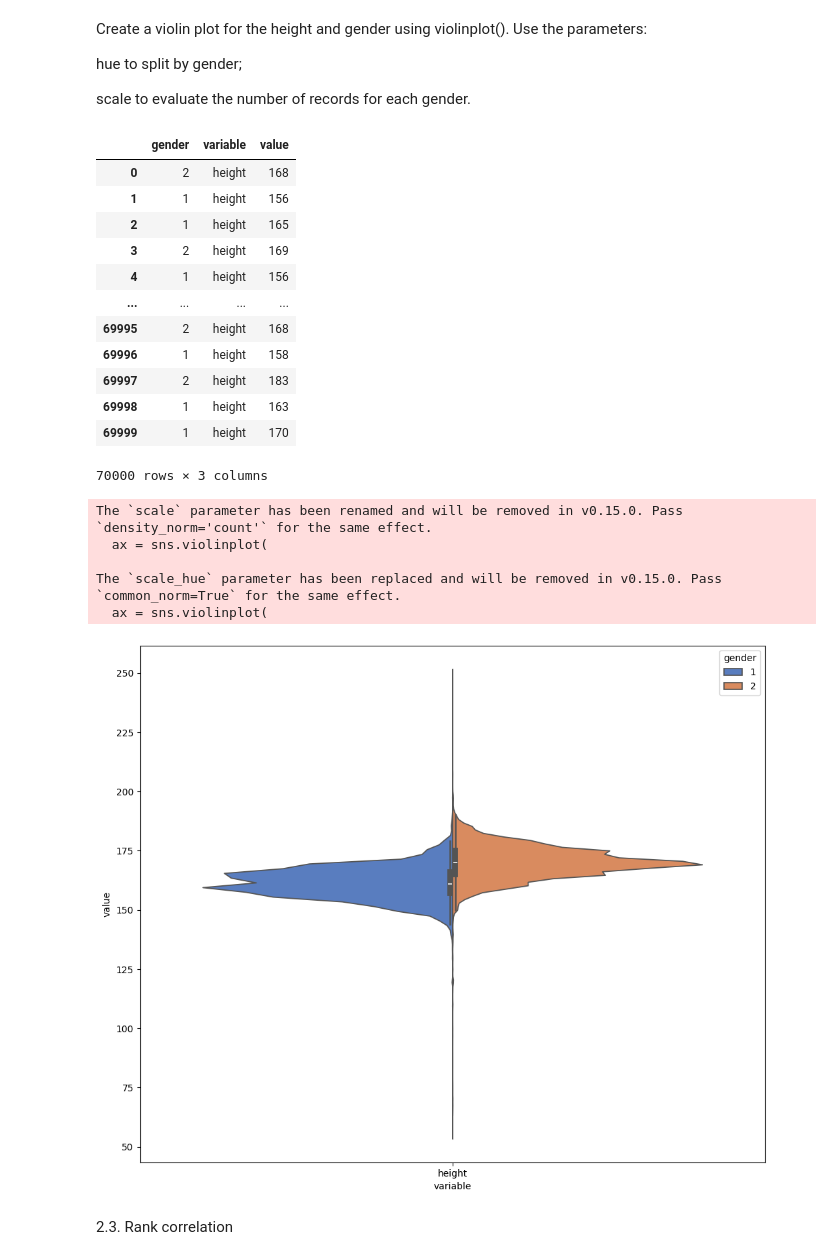
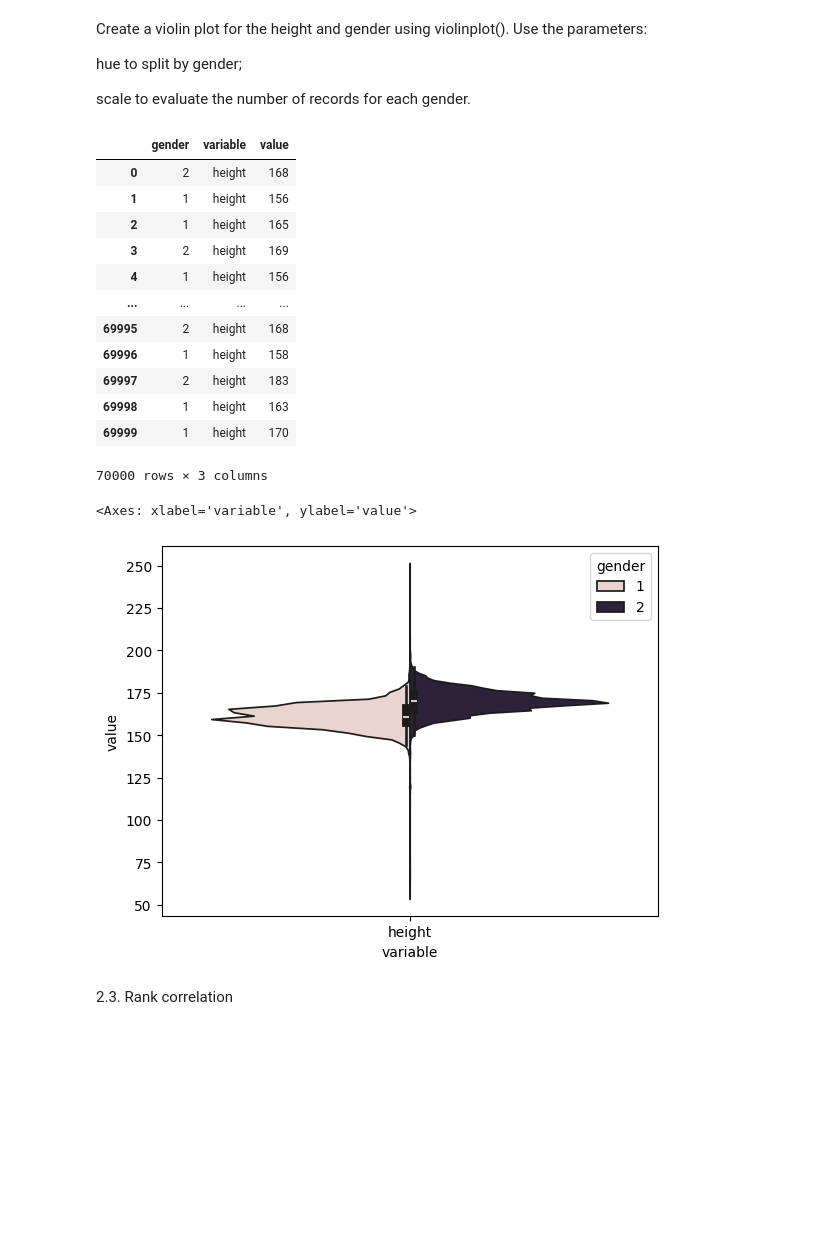
Before and after one commit to YogiramV/MLCourse.ai, a Jupyter notebook: VDA/cvd_eda.ipynb, the cells around one changed output. Saved outputs shown, nothing was run; the diff lists cells and outputs as text; code cells hidden in the pictures; blank space fills up the shorter version.

```diff
--- a/VDA/cvd_eda.ipynb
+++ b/VDA/cvd_eda.ipynb
@@ -59,6 +72,6 @@ np.float64(19.613963039014372)
 # %% [markdown]
 1.2. Risk maps
 # %%
-data['age_years']=data['age']/365
-data['age_years'].round().astype(int)
+data['age_years']=round(data['age']/365)
+data['age_years']
 # %% [output]
@@ -97,5 +115,4 @@ np.float64(0.5714285714285714)
 # %% [markdown]
 Create a new feature – BMI (Body Mass Index). To do this, divide weight in kilograms by the square of the height in meters. Normal BMI values are said to be from 18.5 to 25.
 # %%
-data['bmi_value']=data['weight']/((data['height']/100)**2)
-data['bmi']=pd.cut(data['bmi_value'], bins=[0, 18.5, 24.9, 29.9, 34.9, 39.9, 100], labels=['Underweight', 'Normal weight', 'Overweight', 'Obesity I', 'Obesity II', 'Obesity III'])
+data["bmi"] = data["weight"] / (data["height"] / 100) ** 2
@@ -189,41 +193,28 @@ hue to split by gender;
 
 scale to evaluate the number of records for each gender.
 # %%
-df_melt = pd.melt(frame=filtered_df, value_vars=["height"], id_vars=["gender"])
-df_melt
+df_melt = pd.melt(frame=data, value_vars=["height"], id_vars=["gender"])
-# %% [output]
-|  | gender | variable | value |
-| 0 | 2 | height | 168 |
-| 1 | 1 | height | 156 |
-| 2 | 1 | height | 165 |
-| 3 | 2 | height | 169 |
-| 4 | 1 | height | 156 |
-| ... | ... | ... | ... |
-| 69995 | 2 | height | 168 |
-| 69996 | 1 | height | 158 |
-| 69997 | 2 | height | 183 |
-| 69998 | 1 | height | 163 |
-| 69999 | 1 | height | 170 |
-70000 rows × 3 columns
+# %%
+df_melt
+# %% [output]
+|  | gender | variable | value |
+| 0 | 2 | height | 168 |
+| 1 | 1 | height | 156 |
+| 2 | 1 | height | 165 |
+| 3 | 2 | height | 169 |
+| 4 | 1 | height | 156 |
+| ... | ... | ... | ... |
+| 69995 | 2 | height | 168 |
+| 69996 | 1 | height | 158 |
+| 69997 | 2 | height | 183 |
+| 69998 | 1 | height | 163 |
+| 69999 | 1 | height | 170 |
+70000 rows × 3 columns
 # %%
-plt.figure(figsize=(12, 10))
-ax = sns.violinplot(
-    x="variable",
-    y="value",
-    hue="gender",
-    palette="muted",
-    split=True,
-    data=df_melt,
-    scale="count",
-    scale_hue=False,
-)
+sns.violinplot(data=df_melt,x='variable',y='value',hue='gender',split=True)
 # %% [output]
-The `scale` parameter has been renamed and will be removed in v0.15.0. Pass `density_norm='count'` for the same effect.
-  ax = sns.violinplot(
-
-The `scale_hue` parameter has been replaced and will be removed in v0.15.0. Pass `common_norm=True` for the same effect.
-  ax = sns.violinplot(
+<Axes: xlabel='variable', ylabel='value'>
-[figure, old version]
+[figure, new version]
 # %% [markdown]
 2.3. Rank correlation
 # %% [markdown]
```
Also changed, not shown: parts of 21 cells of this notebook, 1 other file.
